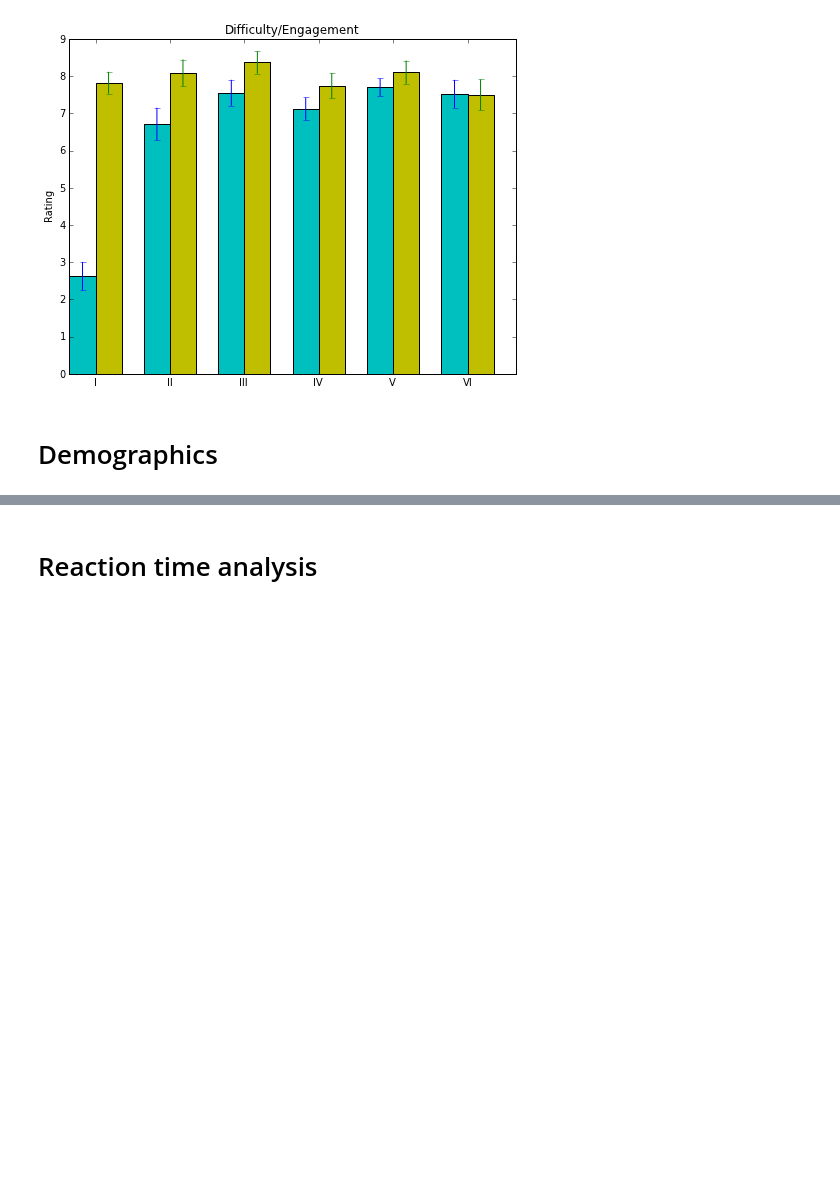
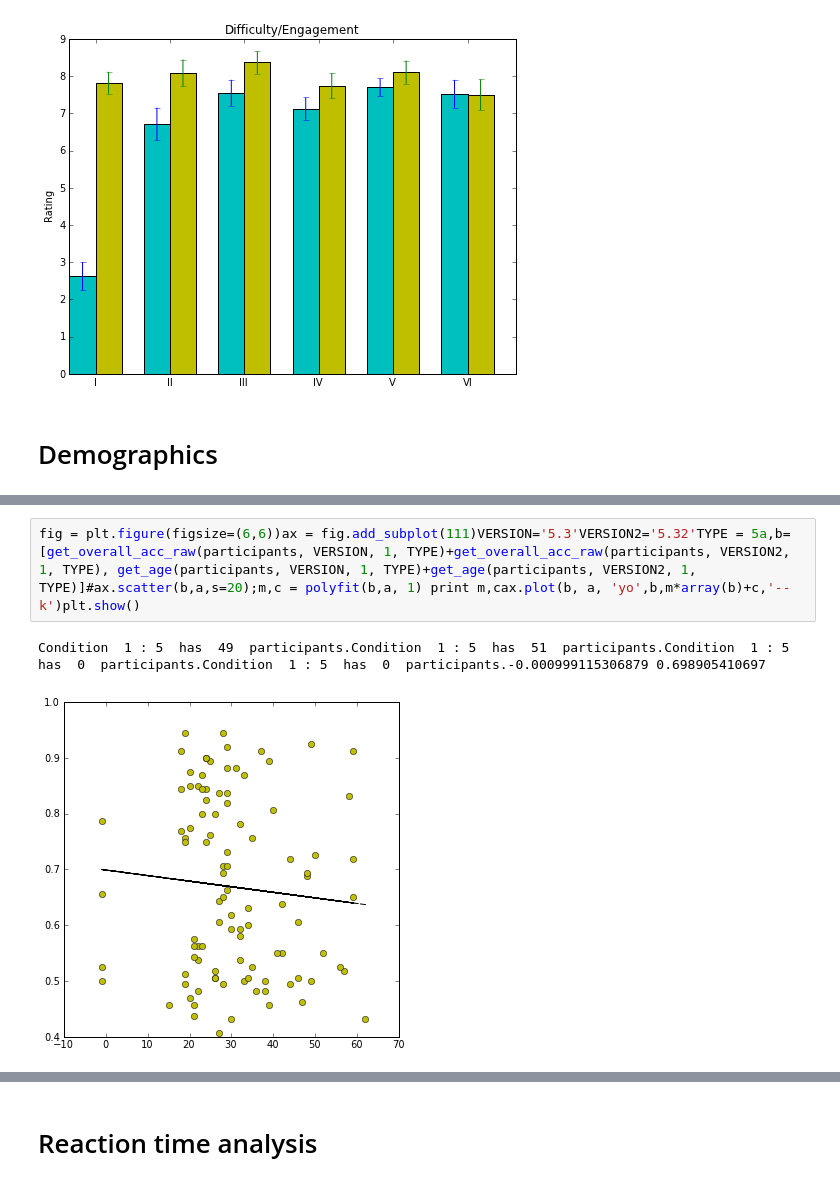
Before and after one commit to NYUCCL/CrumpMcDonnellGureckis2013, a Jupyter notebook: dataanalysis/ActiveLearning_SHJ.ipynb, the cells around one changed output, grey strips where cells are left out. Cells and saved outputs as stored; diff of their text form; blank space fills up the shorter version.

```diff
--- a/dataanalysis/ActiveLearning_SHJ.ipynb
+++ b/dataanalysis/ActiveLearning_SHJ.ipynb
@@ -87 +118,6 @@ Condition  1 : 0  has  40  participants.Condition  1 : 1  has  35  participants.
+# %%
+fig = plt.figure(figsize=(6,6))ax = fig.add_subplot(111)VERSION='5.3'VERSION2='5.32'TYPE = 5a,b= [get_overall_acc_raw(participants, VERSION, 1, TYPE)+get_overall_acc_raw(participants, VERSION2, 1, TYPE), get_age(participants, VERSION, 1, TYPE)+get_age(participants, VERSION2, 1, TYPE)]#ax.scatter(b,a,s=20);m,c = polyfit(b,a, 1) print m,cax.plot(b, a, 'yo',b,m*array(b)+c,'--k')plt.show()
+# %% [output]
+Condition  1 : 5  has  49  participants.Condition  1 : 5  has  51  participants.Condition  1 : 5  has  0  participants.Condition  1 : 5  has  0  participants.-0.000999115306879 0.698905410697
+[figure, added]
 # %%
```
Also changed, not shown: parts of 29 cells of this notebook, 3 other files.
